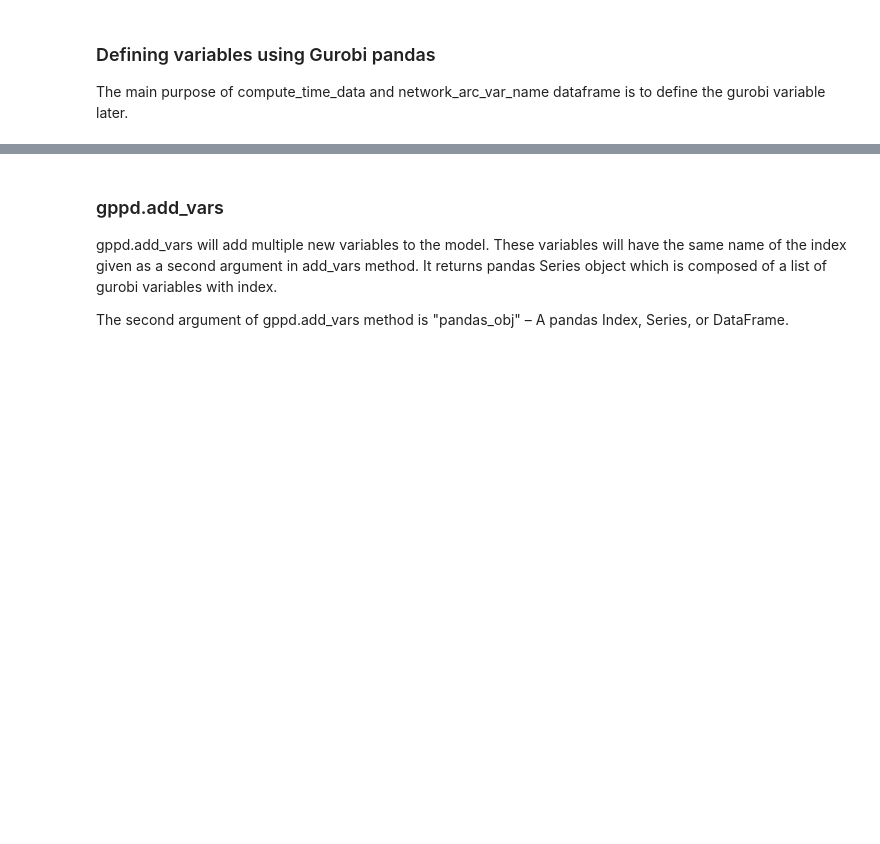
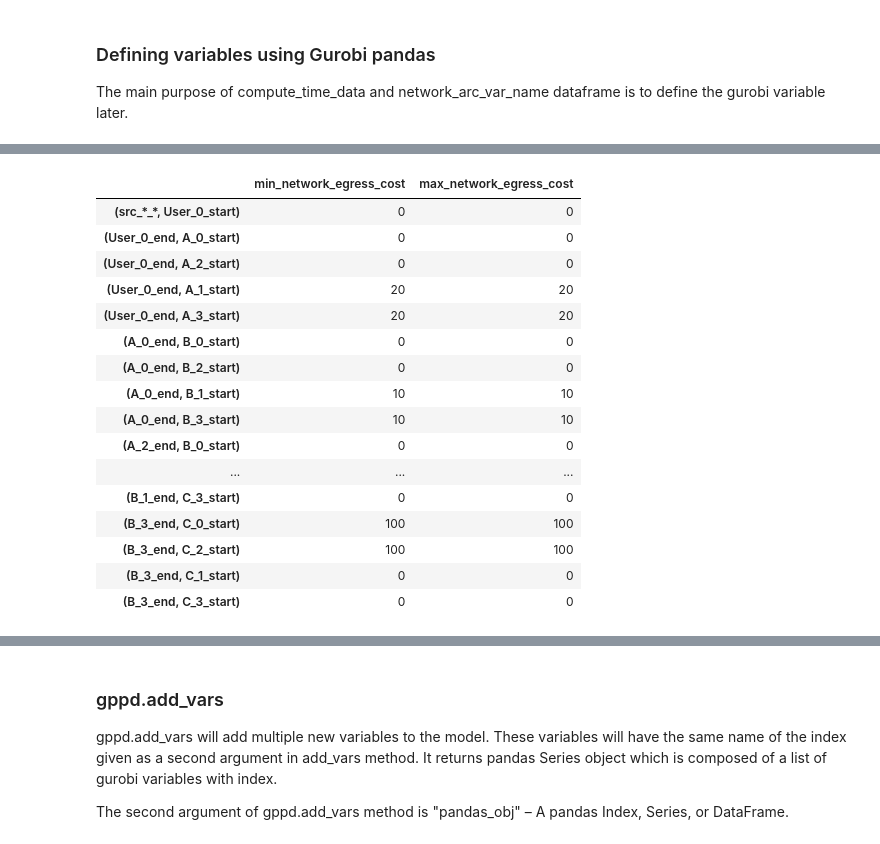
Before and after one commit to netarch/slate-sim, a Jupyter notebook: light_ml_optimizer.ipynb, the cells around one changed output, grey strips where cells are left out. Drawn from its saved outputs; the diff is of its cells as text; code cells hidden in the pictures; blank space fills up the shorter version.

```diff
--- a/light_ml_optimizer.ipynb
+++ b/light_ml_optimizer.ipynb
@@ -344,3 +352,63 @@ src and dst in $X^{dst}_{src}$ notation is a edge from src node to dst node.
 ### Defining variables using Gurobi pandas
 
 The main purpose of compute_time_data and network_arc_var_name dataframe is to define the gurobi variable later.
+# %%
+min_rps = 0
+max_rps = max(x_rps)
+
+min_network_egress_cost = list()
+max_network_egress_cost = list()
+for src_repl, dst_repl in network_arc_var_name:
+    src_svc = src_repl.split("_")[0] # A
+    dst_svc = dst_repl.split("_")[0] # B
+    if src_svc == "src":
+        min_network_egress_cost.append(0)
+        max_network_egress_cost.append(0)
+    elif dst_svc == "dst":
+        min_network_egress_cost.append(0)
+        max_network_egress_cost.append(0)
+    else:
+        from_idx = int(src_repl.split("_")[1])
+        to_idx = int(dst_repl.split("_")[1])
+        # local routing
+        if from_idx%2 == to_idx%2:
+            min_network_egress_cost.append(0) # no egress charge on local routing
+            max_network_egress_cost.append(0)
+        # remote routing
+        else:
+            min_network_egress_cost.append(sim.dag.weight_graph[src_svc][dst_svc])
+            max_network_egress_cost.append(sim.dag.weight_graph[src_svc][dst_svc])
+
+network_egress_cost_data = pd.DataFrame(
+    data={
+        "min_network_egress_cost": min_network_egress_cost,
+        "max_network_egress_cost": max_network_egress_cost,
+        # "min_rps":[min_rps]*len(network_arc_var_name),
+        # "max_rps":[max_rps]*len(network_arc_var_name),
+    },
+    index=network_arc_var_name
+)
+
+
+min_compute_egress_cost = list()
+max_compute_egress_cost = list()
+for src_repl, dst_repl in compute_arc_var_name:
+    # compute edge does not involve any networking
+    min_compute_egress_cost.append(0)
+    max_compute_egress_cost.append(0)
+
+compute_egress_cost_data = dict()
+for svc_name in unique_service_name:
+    compute_egress_cost_data[svc_name] = pd.DataFrame(
+        data={
+            # "min_rps":[min_rps] * len(per_service_compute_arc[svc_name]),
+            # "max_rps":[max_rps] * len(per_service_compute_arc[svc_name]),
+            "min_compute_egress_cost": [0] * len(per_service_compute_arc[svc_name]),
+            "max_compute_egress_cost": [0] * len(per_service_compute_arc[svc_name]),
+        },
+        index=per_service_compute_arc[svc_name]
+    )
+
+display(compute_egress_cost_data["A"])
+display(network_egress_cost_data)
+# %% [output]
@@ -347,3 +420,20 @@ The main purpose of compute_time_data and network_arc_var_name dataframe is to d
+|  | min_network_egress_cost | max_network_egress_cost |
+| (src_*_*, User_0_start) | 0 | 0 |
+| (User_0_end, A_0_start) | 0 | 0 |
+| (User_0_end, A_2_start) | 0 | 0 |
+| (User_0_end, A_1_start) | 20 | 20 |
+| (User_0_end, A_3_start) | 20 | 20 |
+| (A_0_end, B_0_start) | 0 | 0 |
+| (A_0_end, B_2_start) | 0 | 0 |
+| (A_0_end, B_1_start) | 10 | 10 |
+| (A_0_end, B_3_start) | 10 | 10 |
+| (A_2_end, B_0_start) | 0 | 0 |
+| ... | ... | ... |
+| (B_1_end, C_3_start) | 0 | 0 |
+| (B_3_end, C_0_start) | 100 | 100 |
+| (B_3_end, C_2_start) | 100 | 100 |
+| (B_3_end, C_1_start) | 0 | 0 |
+| (B_3_end, C_3_start) | 0 | 0 |
 # %%
 min_rps = 0
 max_rps = max(x_rps)
```
Also changed, not shown: parts of 20 cells of this notebook.
